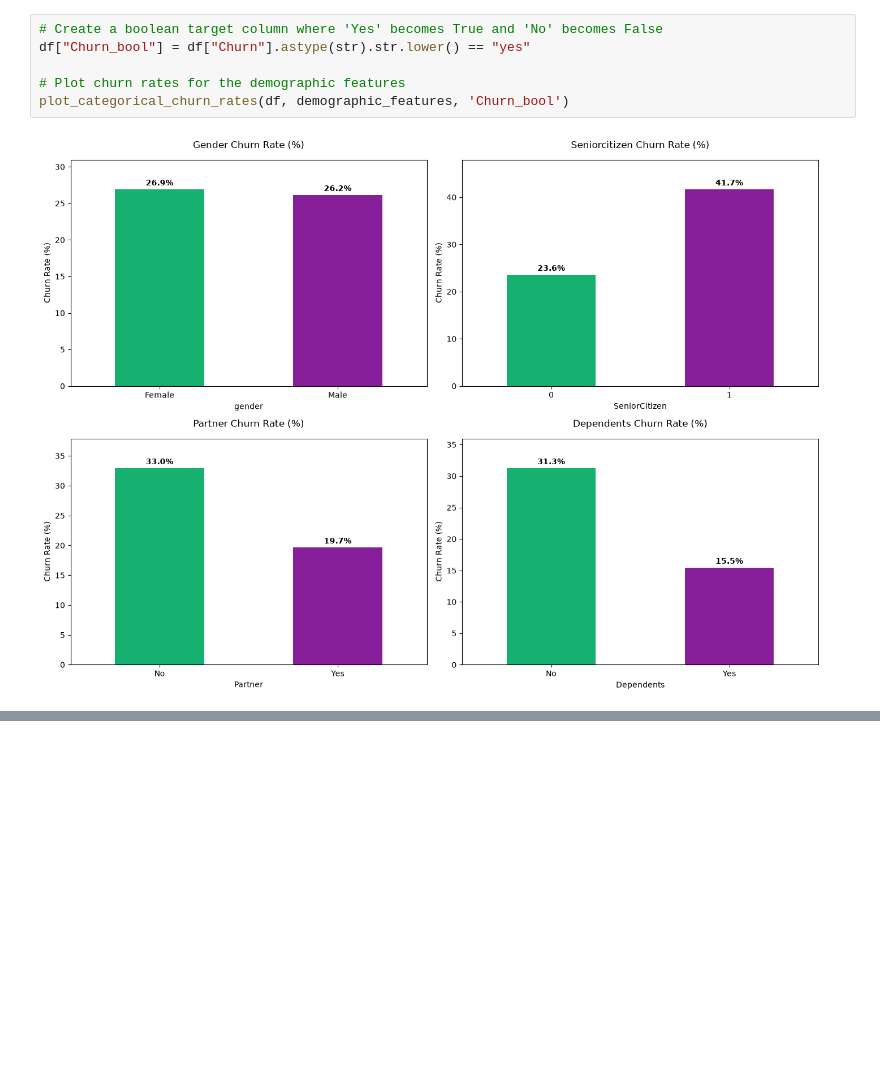
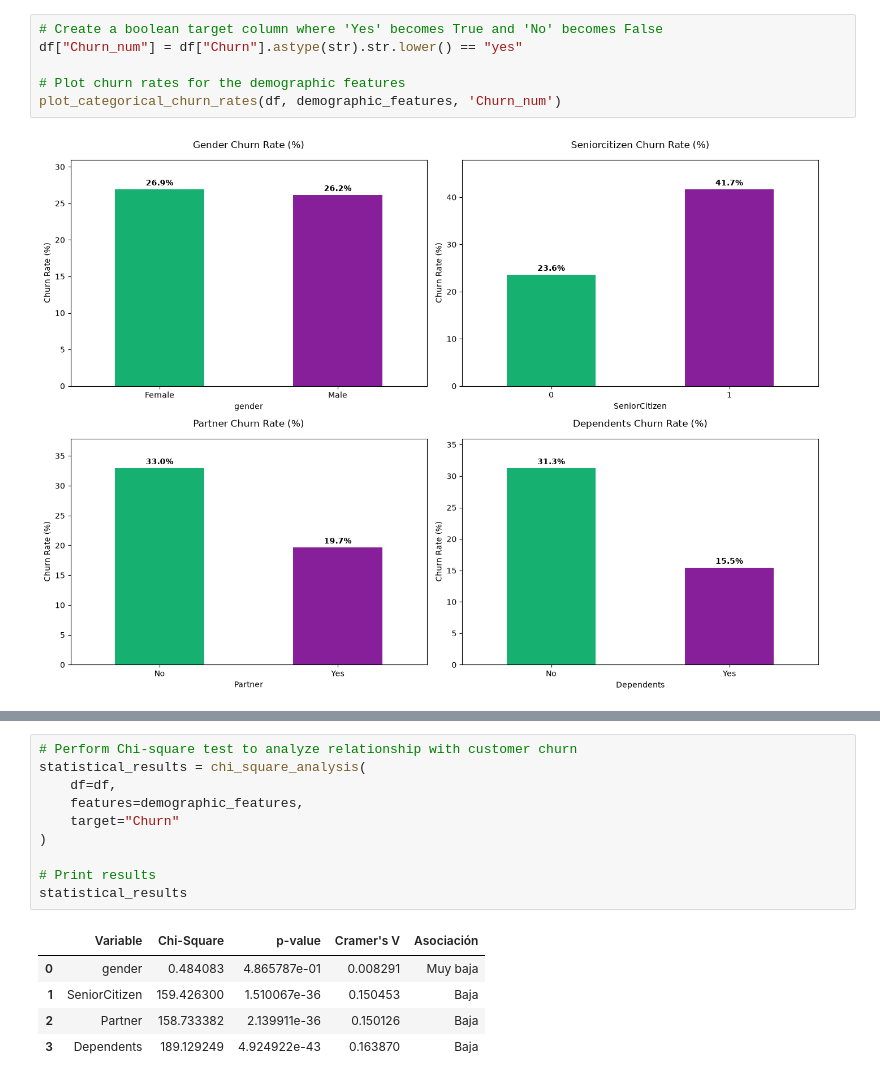
Before and after one commit to josue-rdgzcb/customer-churn-prediction-and-segmentation, a Jupyter notebook: notebooks/01_data_exploration.ipynb, the cells around one changed output, grey strips where cells are left out. Saved outputs shown, nothing was run; the diff lists cells and outputs as text; blank space fills up the shorter version.

Commit message:
feat(notebook): add statistical analysis for demographic features

```diff
--- a/notebooks/01_data_exploration.ipynb
+++ b/notebooks/01_data_exploration.ipynb
@@ -331,9 +341,9 @@ En general, las variables presentan tamaños de grupo suficientes para analizar
 # %%
 # Create a boolean target column where 'Yes' becomes True and 'No' becomes False
-df["Churn_bool"] = df["Churn"].astype(str).str.lower() == "yes"
+df["Churn_num"] = df["Churn"].astype(str).str.lower() == "yes"
 
 # Plot churn rates for the demographic features
-plot_categorical_churn_rates(df, demographic_features, 'Churn_bool')
+plot_categorical_churn_rates(df, demographic_features, 'Churn_num')
 # %% [output]
 [figure]
 # %% [markdown]
@@ -350,0 +400,16 @@ En conjunto, `gender` muestra una diferencia mínima en la tasa de abandono, mie
+# %%
+# Perform Chi-square test to analyze relationship with customer churn
+statistical_results = chi_square_analysis(
+    df=df,
+    features=demographic_features,
+    target="Churn"
+)
+
+# Print results
+statistical_results
+# %% [output]
+|  | Variable | Chi-Square | p-value | Cramer's V | Asociación |
+| 0 | gender | 0.484083 | 4.865787e-01 | 0.008291 | Muy baja |
+| 1 | SeniorCitizen | 159.426300 | 1.510067e-36 | 0.150453 | Baja |
+| 2 | Partner | 158.733382 | 2.139911e-36 | 0.150126 | Baja |
+| 3 | Dependents | 189.129249 | 4.924922e-43 | 0.163870 | Baja |
```
Also changed, not shown: parts of 21 cells of this notebook.
